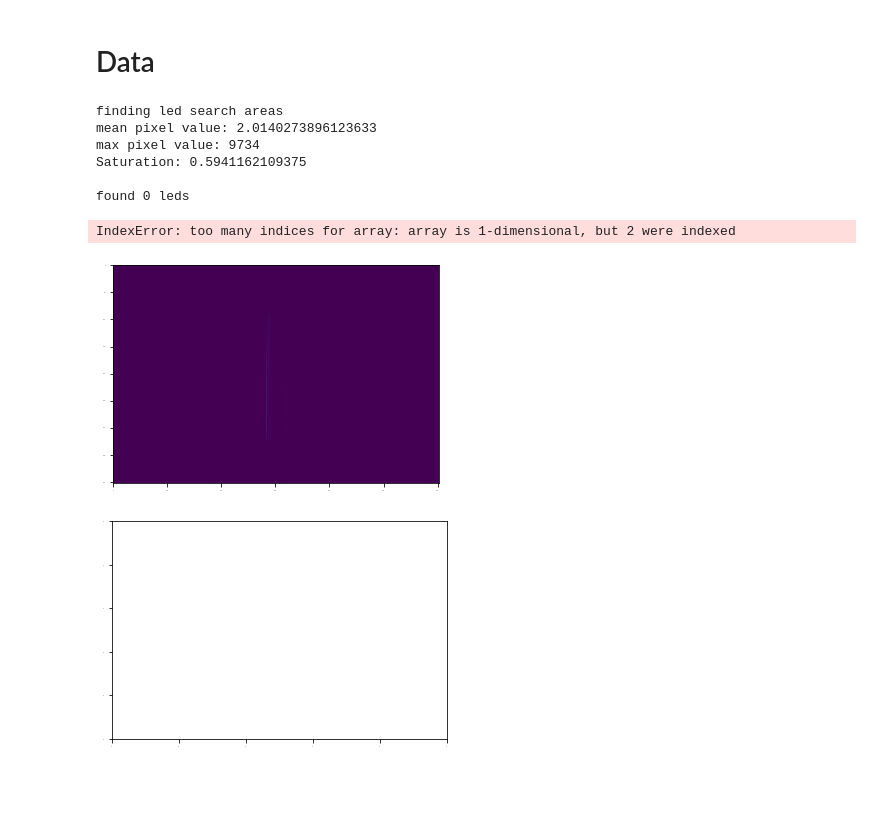
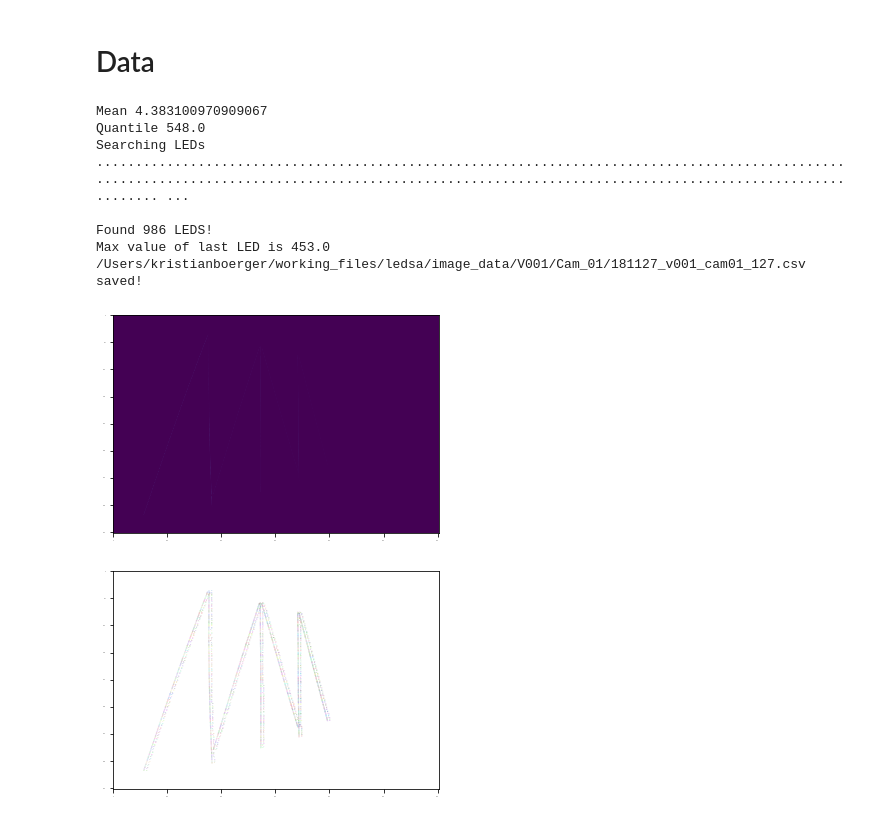
Before and after one commit to kriboe90/LedsaCamControl, a Jupyter notebook: examples/time_series.ipynb, the cells around one changed output. Drawn from its saved outputs; the diff is of its cells as text; code cells hidden in the pictures; blank space fills up the shorter version.

```diff
--- a/examples/time_series.ipynb
+++ b/examples/time_series.ipynb
@@ -16,29 +16,29 @@ from datacollect import *
 # Config
 # %%
 rcParams['font.family'] = 'serif'
-rcParams['font.size'] = 1
+rcParams['font.size'] = 0.1
 # %% [markdown]
 # Data
 # %%
 dataset_name = 'mirex_vs_led'
-ref_image = '/Volumes/N-1/22_04_29/canon_2/IMG_3020'
-image_dir = '/Volumes/N-1/22_04_28/canon_3'
-
+ref_image = '/Users/kristianboerger/working_files/ledsa/image_data/V001/Cam_01/181127_v001_cam01_127'
+image_dir = '/Users/kristianboerger/working_files/ledsa/image_data/V001/Cam_01/'
 calib = TimeSeries(local_images=True)
 calib.datatype ='CR2'
-calib.find_leds(channel='all', radius=5, threshold_factor=1, skip=20, filename=ref_image)
+calib.find_leds_advanced_2(radius=10, filename=ref_image, max_n_leds=1200)
 
 calib.plot_ref_image()
 calib.plot_leds(dataset_name, crop_image=False)
 plt.show()
 # %% [output]
-finding led search areas
-mean pixel value: 2.0140273896123633
-max pixel value: 9734
-Saturation: 0.5941162109375
+Mean 4.383100970909067
+Quantile 548.0
+Searching LEDs
+........................................................................................................................................................................................................ ...
 
-found 0 leds
+Found 986 LEDS!
+Max value of last LED is 453.0
+/Users/kristianboerger/working_files/ledsa/image_data/V001/Cam_01/181127_v001_cam01_127.csv saved!
-IndexError: too many indices for array: array is 1-dimensional, but 2 were indexed
 [figure]
-[figure, old version]
+[figure, new version]
 # %%
```
Also changed, not shown: parts of 4 cells of this notebook.
